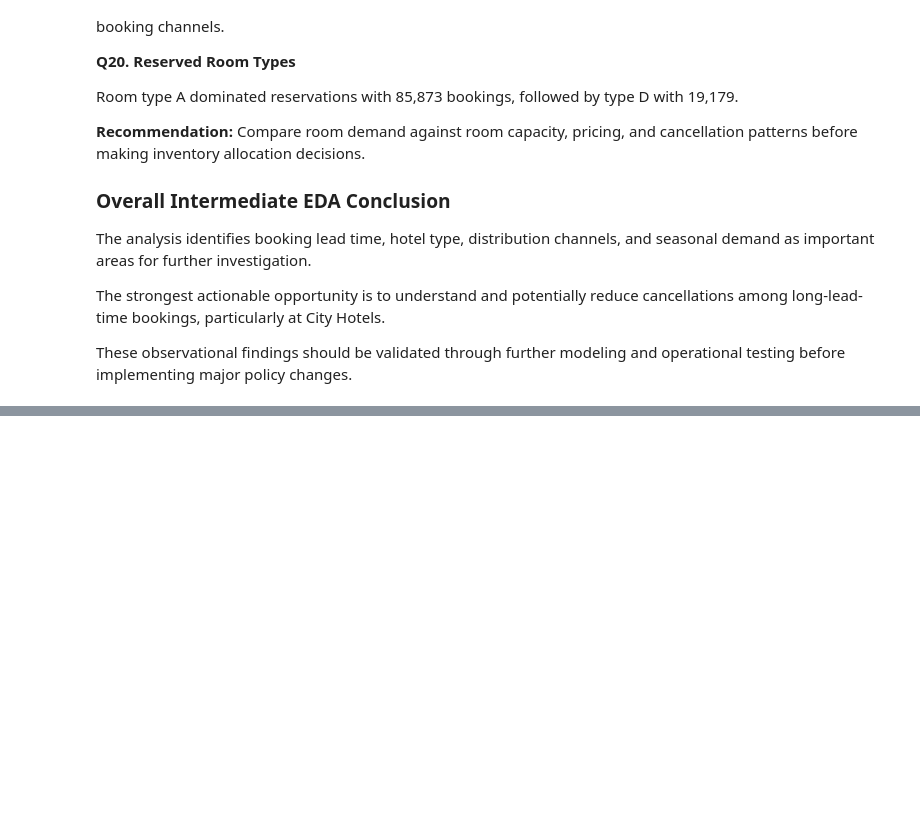
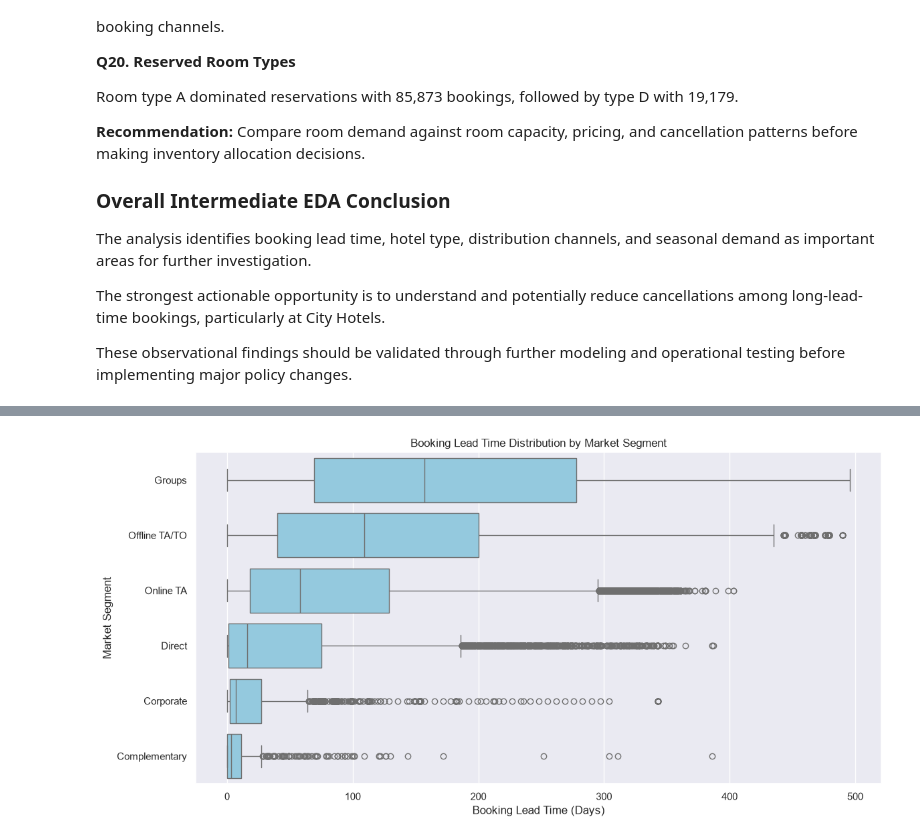
Before and after one commit to Himanshu584/Hotel-Booking-Demand-Analysis, a Jupyter notebook: hotel_booking_eda.ipynb, the cells around one changed output, grey strips where cells are left out. Saved outputs shown, nothing was run; the diff lists cells and outputs as text; code cells hidden in the pictures; blank space fills up the shorter version.

```diff
--- a/hotel_booking_eda.ipynb
+++ b/hotel_booking_eda.ipynb
@@ -1139,0 +1430,15 @@ These observational findings should be validated through further modeling and op
+# %%
+
+# Q25. How does the distribution of booking lead times vary across different market segments?
+
+# Step 1: Group bookings by market segment
+# Step 2: Calculate mean, median, and booking count
+segment_lead_time = (
+    data.groupby("market_segment")["lead_time"]
+    .agg(["mean", "median", "count"])
+    .sort_values("mean", ascending=False)
+)
+
+# Step 3: Display results
+print("Q25 | Lead Time by Market Segment")
+print(segment_lead_time.round(2))
@@ -1139,0 +1457,29 @@ These observational findings should be validated through further modeling and op
+# %%
+
+#  Visualize booking lead time distribution across market segments
+
+# Select market segments with at least 500 bookings
+major_segments = segment_lead_time[
+    segment_lead_time["count"] >= 500
+].index
+
+plt.figure(figsize=(12, 6))
+
+sns.boxplot(
+    data=data[
+        (data["market_segment"].isin(major_segments)) &
+        (data["lead_time"] <= 500)
+    ],
+    x="lead_time",
+    y="market_segment",
+    order=major_segments,
+    color="skyblue"
+)
+
+plt.title("Booking Lead Time Distribution by Market Segment")
+plt.xlabel("Booking Lead Time (Days)")
+plt.ylabel("Market Segment")
+plt.tight_layout()
+plt.show()
+# %% [output]
+[figure, added]
```
Also changed, not shown: parts of 10 cells of this notebook.
